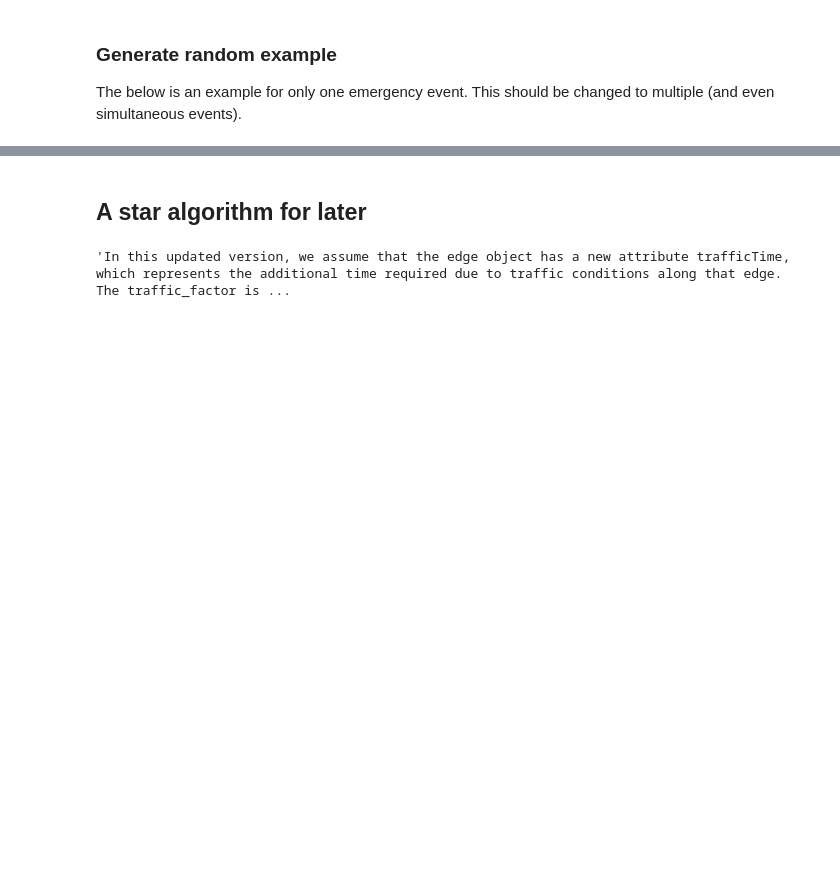
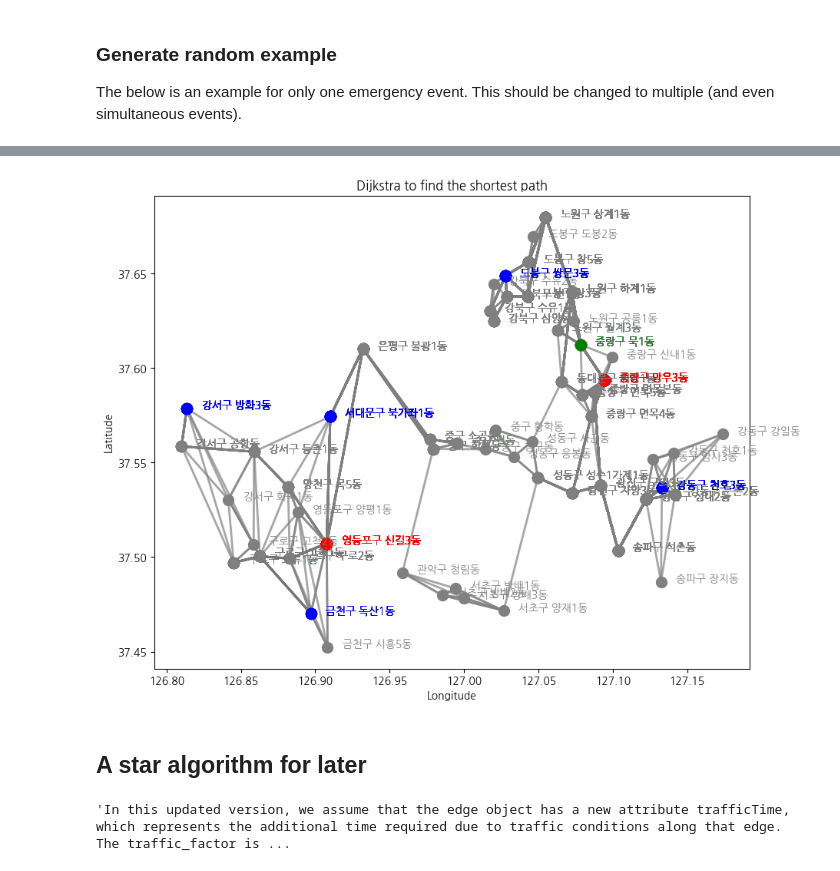
Before and after one commit to YunseolPark/MathematicalOptimization-EmergencyResponse, a Jupyter notebook: emergency_response_time_traffic.ipynb, the cells around one changed output, grey strips where cells are left out. Drawn from its saved outputs; the diff is of its cells as text; code cells hidden in the pictures; blank space fills up the shorter version.

```diff
--- a/emergency_response_time_traffic.ipynb
+++ b/emergency_response_time_traffic.ipynb
@@ -496,0 +561,81 @@ MovieWriter imagemagick unavailable; using Pillow instead.
+# %%
+#make animation
+from matplotlib.animation import FuncAnimation
+from functools import partial
+import matplotlib.patheffects as pe
+#path_effects=[pe.withStroke(linewidth=1, foreground="white")]
+def animating(frame, coordinates, edges, order, eventplace, fig, ax, pointsize):
+    city, time_city, end_city = order[frame]
+    if not city and end_city:
+        ax.scatter(*coordinates[end_city], color="green", s=pointsize, zorder=2)
+        ax.text(coordinates[end_city][0]+0.01, coordinates[end_city][1], end_city, fontsize=10, zorder=5, color="green")
+    elif city:
+        ax.scatter(*coordinates[city], color="black", s=pointsize, zorder=2)
+        #ax.annotate(time_city, coordinates[city])
+        if city not in ambulance+hospital+eventplace:
+            ax.text(coordinates[city][0]+0.01, coordinates[city][1], city, fontsize=10, zorder=5, color="black")
+        if end_city:
+            xi1, xi2 = coordinates[city]
+            xj1, xj2 = coordinates[end_city]
+            ax.plot([xi1, xj1], [xi2, xj2], color='black', alpha=0.7, lw=2, zorder=1)
+    else:
+        for i in range(frame):
+            c, t, e = order[i]
+            if c:
+                lon, lat = coordinates[c]
+                # Use different colors for different types of nodes
+                if c in hospital:
+                    ax.scatter(lon, lat, color="blue", s=pointsize, zorder=2)
+                    ax.text(lon+0.01, lat, c, fontsize=10, zorder=5, color="blue")
+                elif c in ambulance:
+                    ax.scatter(lon, lat, color="red", s=pointsize, zorder=2)
+                    ax.text(lon+0.01, lat, c, fontsize=10, zorder=5, color="red")
+                else:
+                    ax.scatter(lon, lat, color="grey", s=pointsize, zorder=2)
+                    ax.text(lon+0.01, lat, c, fontsize=10, zorder=5, color="grey")
+                if e:
+                    xi1, xi2 = coordinates[c]
+                    xj1, xj2 = coordinates[e]
+                    ax.plot([xi1, xj1], [xi2, xj2], color='grey', alpha=0.7, lw=2, zorder=1)
+
+def make_shortest_path_animation(coordinates, edges, order, eventplace, fig, ax,
+                                pointsize=100):
+    # make animation of the shortest path algorithms
+    for w, i, j in edges:
+        xi1, xi2 = coordinates[i]
+        xj1, xj2 = coordinates[j]
+        ax.plot([xi1, xj1], [xi2, xj2], color='grey', alpha=0.7, lw=2, zorder=1)
+
+    # plot points
+    for city, (lon, lat) in coordinates.items():
+        # Use different colors for different types of nodes
+        if city in hospital:
+            ax.scatter(lon, lat, color="blue", s=pointsize, zorder=2)
+            ax.text(lon+0.01, lat, city, fontsize=10, zorder=5, color="blue")
+        elif city in ambulance:
+            ax.scatter(lon, lat, color="red", s=pointsize, zorder=2)
+            ax.text(lon+0.01, lat, city, fontsize=10, zorder=5, color="red")
+        else:
+            ax.scatter(lon, lat, color="grey", s=pointsize, zorder=2)
+            ax.text(lon+0.01, lat, city, fontsize=10, zorder=5, color="grey")
+    '''print(order)
+    # color source (first) and sink (last)
+    x1, x2 = coordinates[order[0]]
+    ax.scatter(x1, x2, color="blue", s=pointsize, zorder=3)
+    x1, x2 = coordinates[order[-1]]
+    ax.scatter(x1, x2, color="red", s=pointsize, zorder=3) '''
+    # make animation
+    '''anim = FuncAnimation(fig, animation, fargs=(coordinates, edges, order, eventplace, fig, ax, pointsize),
+                                frames=range(len(order)+1), interval=500)'''
+    anim = FuncAnimation(fig, partial(animating, coordinates=coordinates, edges=edges, order=order, eventplace=eventplace, fig=fig, ax=ax, pointsize=pointsize),
+                                frames=range(len(order)), interval=500)
+    ax.set_xlabel('Longitude')
+    ax.set_ylabel('Latitude')
+    return anim
+
+eventplaces = [i[0] for i in graph_list]
+fig, ax = plt.subplots(figsize=(10, 8))
+ax.set_title('Dijkstra to find the shortest path')
+anim = make_shortest_path_animation(graph_dict, edges, timeline, eventplaces, fig, ax)
+anim.save('Dijkstra_animated_full.gif', dpi=120, writer='imagemagick')
+# %% [output]
@@ -497,3 +643,4 @@ MovieWriter imagemagick unavailable; using Pillow instead.
+[figure, added]
 # %% [markdown]
 ## A star algorithm for later
 # %%
```
Also changed, not shown: parts of 22 cells of this notebook, 8 other files.
